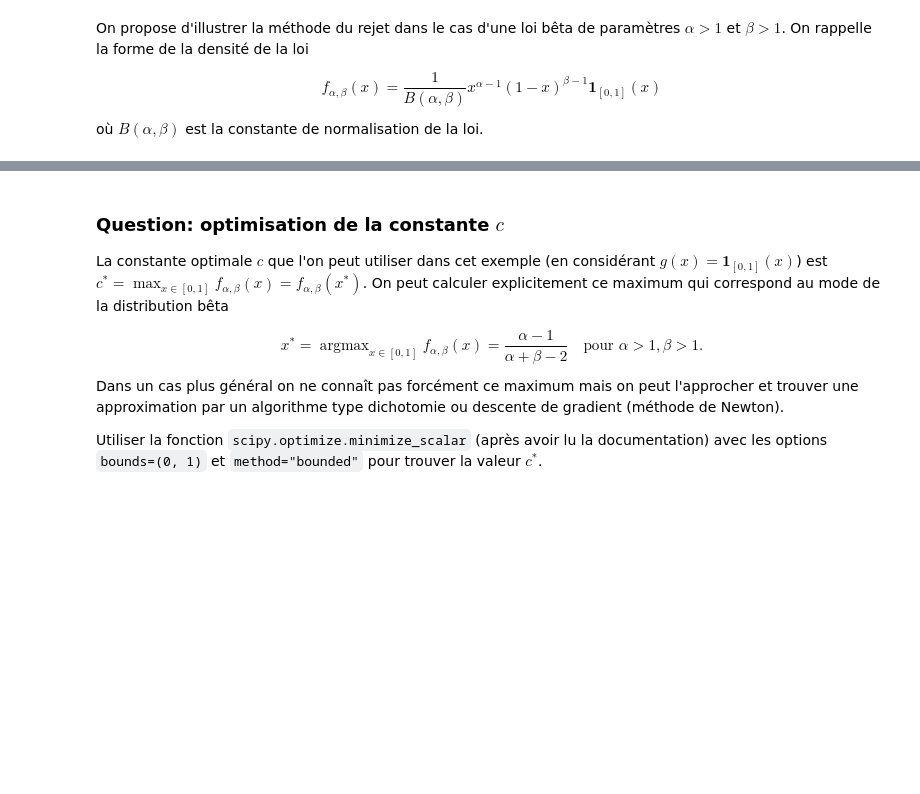
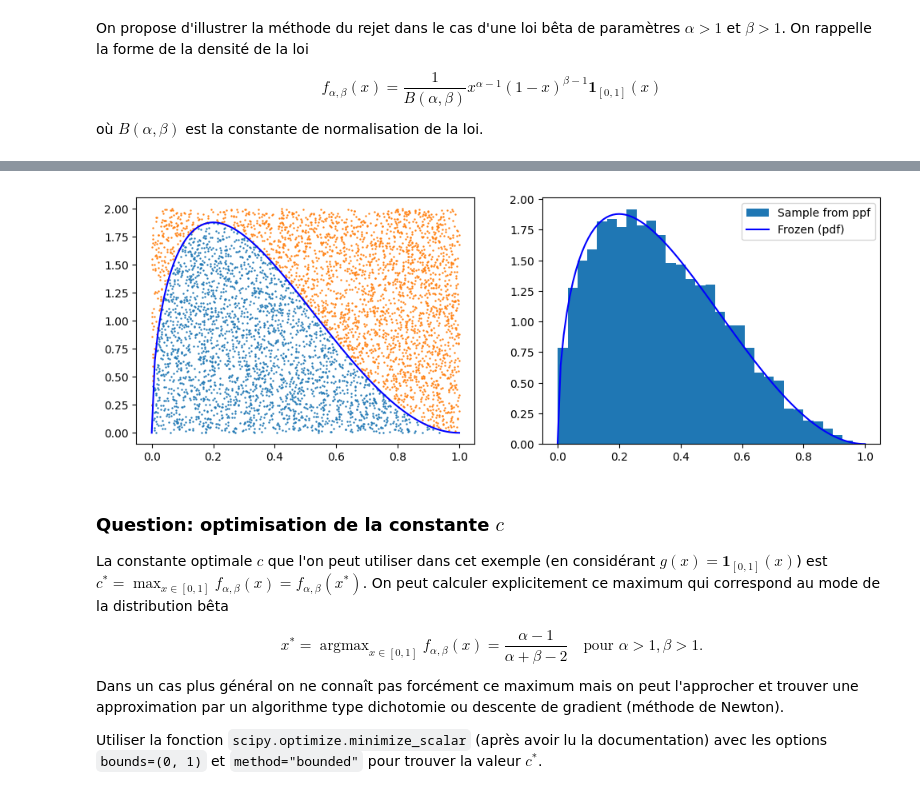
Before and after one commit to RoxaneC/M1-MATHS, a Jupyter notebook: Probabilités_Numériques/TP1/TP1 Sujet.ipynb, the cells around one changed output, grey strips where cells are left out. Saved outputs shown, nothing was run; the diff lists cells and outputs as text; code cells hidden in the pictures; blank space fills up the shorter version.

```diff
--- a/Probabilités_Numériques/TP1/TP1 Sujet.ipynb
+++ b/Probabilités_Numériques/TP1/TP1 Sujet.ipynb
@@ -114,6 +193,38 @@ où $B(\alpha, \beta)$ est la constante de normalisation de la loi.
 Le but est de créer le graphique suivant représentant la méthode du rejet pour une loi bêta de paramètres $\alpha = 1.5$ et $\beta = 3$ et une loi auxiliaire qui est la loi uniforme sur $[0,1]$, c'est à dire $g(x) = \mathbf{1}_{[0,1]}(x)$. La ligne rouge represente $c g(x)$ avec $c = 2$, la courbe bleue correspond à la densité $f_{\alpha, \beta}$, les points bleus sont les réalisations acceptées (parmi 5000 réalisations) et les points orangés sont les réalisations rejetées.
 
 ![](img/rejet.png)
+# %%
+# Paramètres
+alpha = 1.5
+beta = 3
+c = 2
+
+x = np.linspace(0,1,101)
+# courbe de densité
+B = stats.beta(a=alpha, b=beta)
+
+# Tirage et traitements des points
+sample_ux = rng.random(5000)
+sample_uy = rng.random(5000)
+blue_point = c*sample_uy < B.pdf(sample_ux)
+orange_point = c*sample_uy >= B.pdf(sample_ux)
+
+# histogramme
+sample_ppf = B.ppf(sample_u)
+
+fig, axs = plt.subplots(1,2, figsize=(12,4))
+
+axs[0].scatter(sample_ux[blue_point], 2*sample_uy[blue_point], s=0.5)
+axs[0].scatter(sample_ux[orange_point], 2*sample_uy[orange_point], s=0.5)
+axs[0].plot(x, B.pdf(x), color='blue')
+
+axs[1].hist(sample_ppf, bins=30, density=True, label='Sample from ppf')
+axs[1].plot(x, B.pdf(x), label='Frozen (pdf)', color='blue')
+axs[1].legend()
+
+fig.show()
+# %% [output]
+[figure, added]
 # %% [markdown]
 ### Question: optimisation de la constante $c$
 
```
Also changed, not shown: parts of 9 cells of this notebook.
